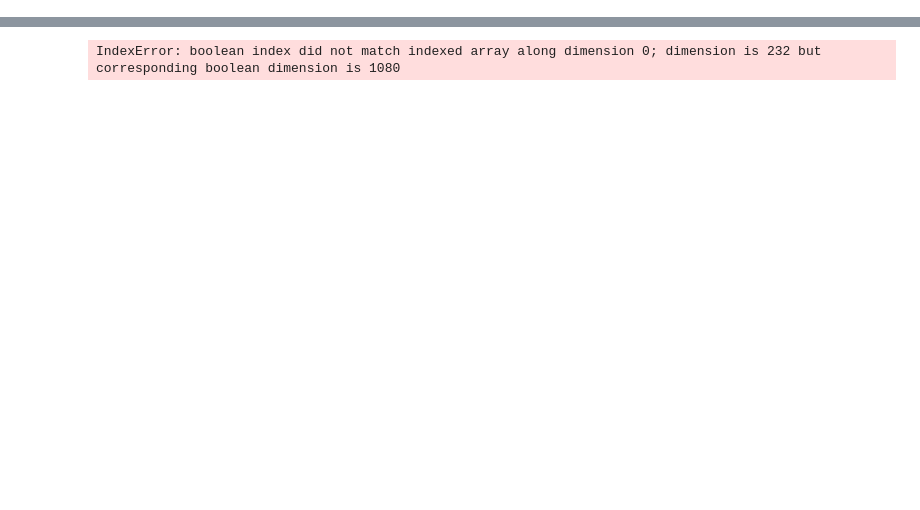
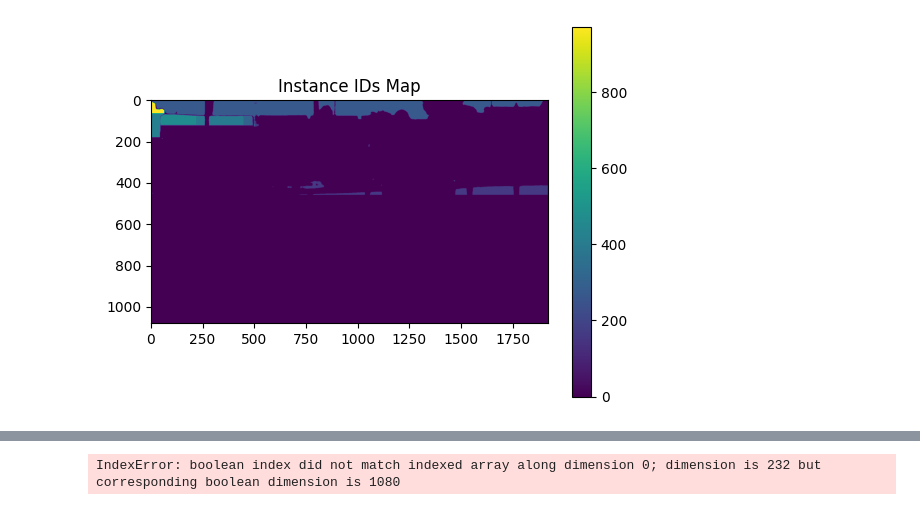
Before and after one commit to Maryamsana-1998/NVC_image_captioning, a Jupyter notebook: segmap_baseline.ipynb, the cells around one changed output, grey strips where cells are left out. Cells and saved outputs as stored; diff of their text form; code cells hidden in the pictures; blank space fills up the shorter version.

```diff
--- a/segmap_baseline.ipynb
+++ b/segmap_baseline.ipynb
@@ -104,0 +101,13 @@ IndexError: boolean index did not match indexed array along dimension 1; dimensi
+# %%
+def show_instance_map(instance_ids_map):
+    plt.imshow(instance_ids_map, cmap='viridis')
+    plt.colorbar()
+    plt.title('Instance IDs Map')
+    plt.show()
+
+# Example usage:
+image_shape = (1080, 1920)  # Example image shape
+instance_ids_map = create_instance_ids_map(masks, image_shape)
+show_instance_map(instance_ids_map)
+# %% [output]
+[figure, added]
```
Also changed, not shown: parts of 7 cells of this notebook, 4 other files.
